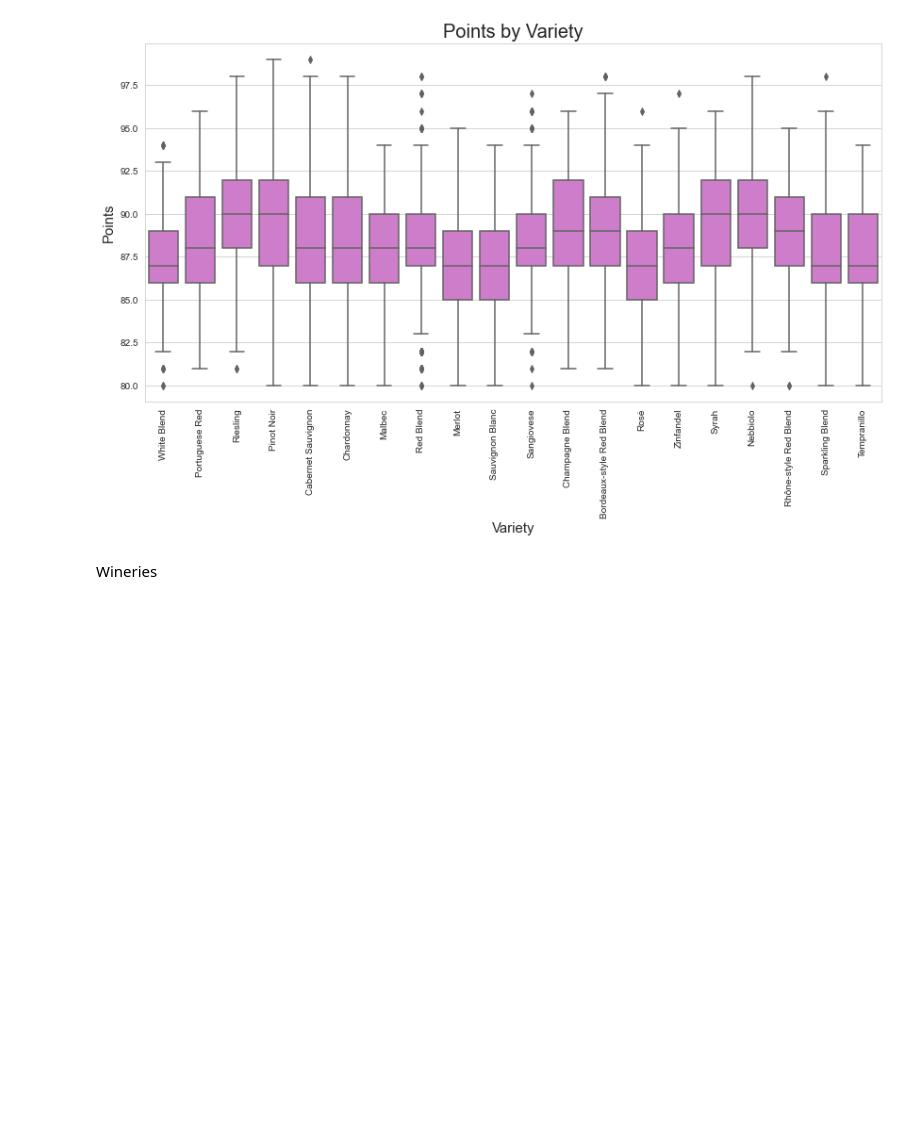
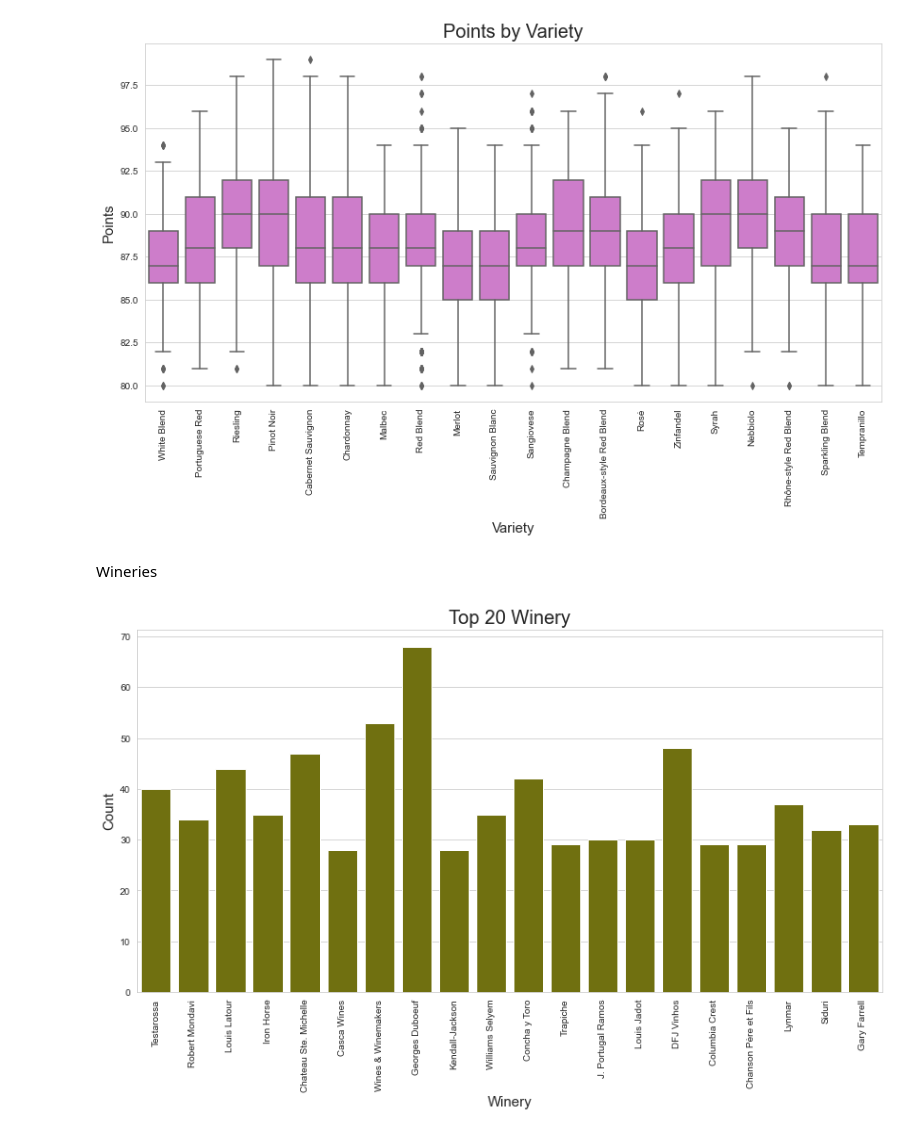
Before and after one commit to abagla18/Projects, a Jupyter notebook: iNeuron_internship_BA_1/wine_reviews.ipynb, the cells around one changed output. Cells and saved outputs as stored; diff of their text form; code cells hidden in the pictures; blank space fills up the shorter version.

Commit message:
wine review analysis update

```diff
--- a/iNeuron_internship_BA_1/wine_reviews.ipynb
+++ b/iNeuron_internship_BA_1/wine_reviews.ipynb
@@ -312,3 +312,15 @@ plt.show();
 [figure]
 # %% [markdown]
 Wineries
+# %%
+plt.figure(figsize=(14,7))
+
+winery = df_wine.winery.value_counts()[:20]
+g8 = sns.countplot(data=df_wine.loc[df_wine.winery.isin(winery.index.values)], x='winery' ,color='olive')
+g8.set_title("Top 20 Winery", fontsize=20)
+g8.set_xlabel("Winery", fontsize=15)
+g8.set_ylabel("Count", fontsize=15)
+g8.set_xticklabels(g8.get_xticklabels(),rotation=90)
+plt.show();
+# %% [output]
+[figure, added]
```
Also changed, not shown: parts of 4 cells of this notebook.
